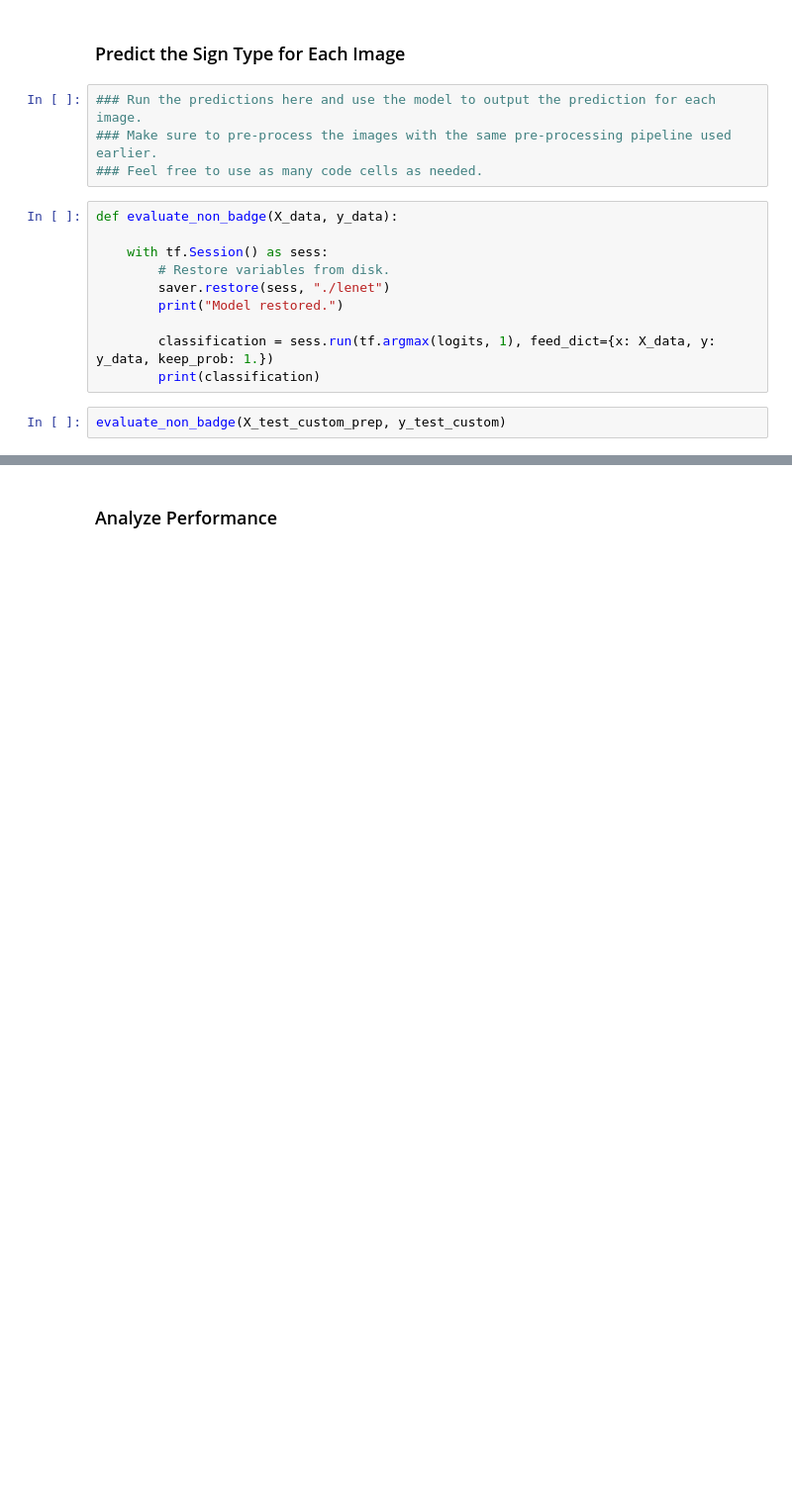
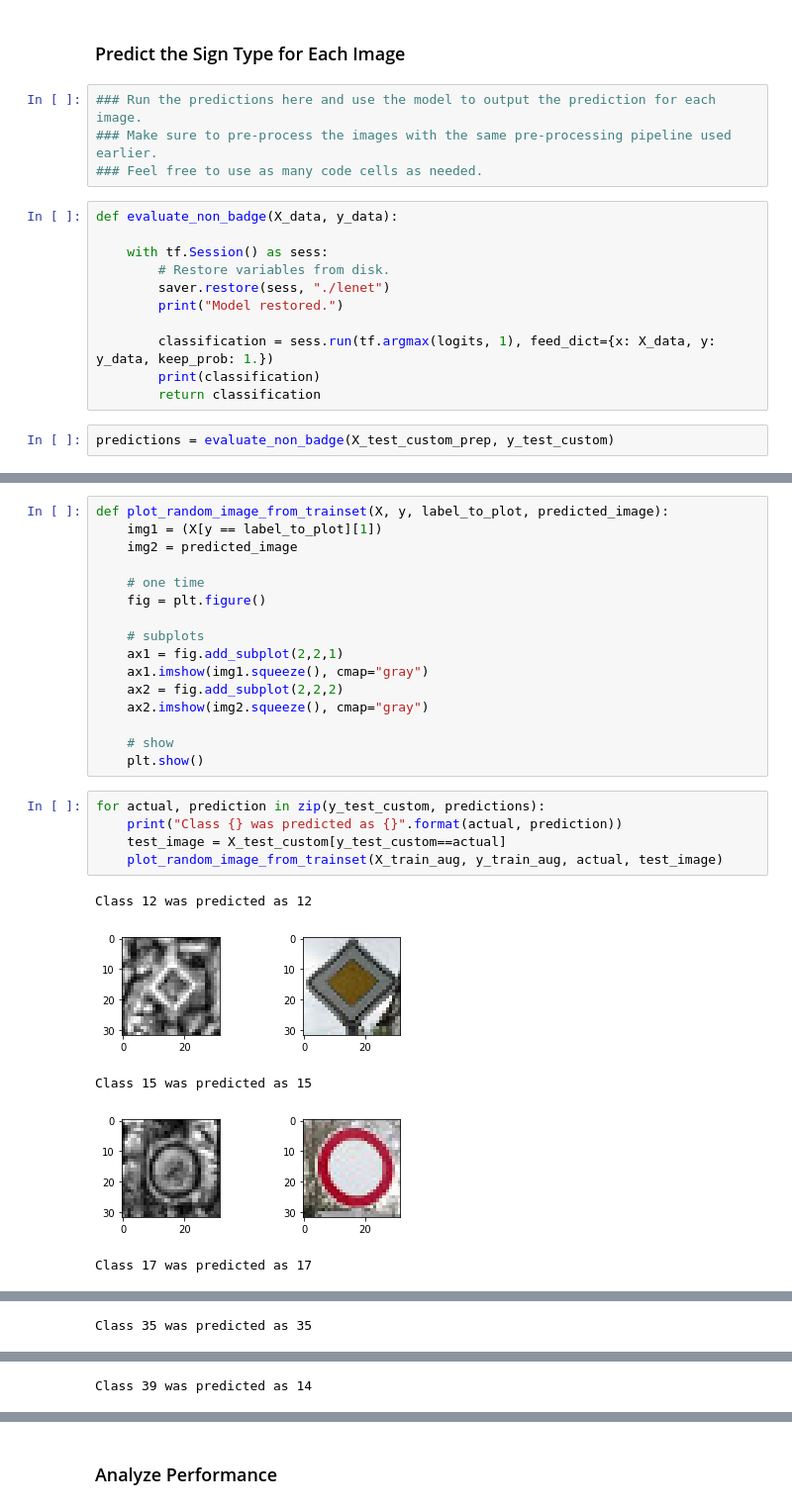
Before and after one commit to BernhardSchlegel/CarND-Traffic-Sign-Classifier-Project, a Jupyter notebook: Traffic_Sign_Classifier.ipynb, the cells around one changed output, grey strips where cells are left out. Shown at 99% size. Cells and saved outputs as stored; diff of their text form; blank space fills up the shorter version.

```diff
--- a/Traffic_Sign_Classifier.ipynb
+++ b/Traffic_Sign_Classifier.ipynb
@@ -972,7 +972,8 @@ def evaluate_non_badge(X_data, y_data):
 
         classification = sess.run(tf.argmax(logits, 1), feed_dict={x: X_data, y: y_data, keep_prob: 1.})
         print(classification)
+        return classification
 # %%
-evaluate_non_badge(X_test_custom_prep, y_test_custom)
+predictions = evaluate_non_badge(X_test_custom_prep, y_test_custom)
 # %% [output]
 INFO:tensorflow:Restoring parameters from ./lenet
@@ -979,0 +982,27 @@ TypeError: Cannot interpret feed_dict key as Tensor: The name 'save_1/Const:0' r
+# %%
+def plot_random_image_from_trainset(X, y, label_to_plot, predicted_image):
+    img1 = (X[y == label_to_plot][1])
+    img2 = predicted_image
+
+    # one time
+    fig = plt.figure()
+
+    # subplots
+    ax1 = fig.add_subplot(2,2,1)
+    ax1.imshow(img1.squeeze(), cmap="gray")
+    ax2 = fig.add_subplot(2,2,2)
+    ax2.imshow(img2.squeeze(), cmap="gray")
+
+    # show
+    plt.show()
+# %%
+for actual, prediction in zip(y_test_custom, predictions):
+    print("Class {} was predicted as {}".format(actual, prediction))
+    test_image = X_test_custom[y_test_custom==actual]
+    plot_random_image_from_trainset(X_train_aug, y_train_aug, actual, test_image)
+# %% [output]
+Class 12 was predicted as 12
+[figure, added]
+Class 15 was predicted as 15
+[figure, added]
+Class 17 was predicted as 17
@@ -979,0 +1010 @@ TypeError: Cannot interpret feed_dict key as Tensor: The name 'save_1/Const:0' r
+Class 35 was predicted as 35
@@ -979,0 +1012 @@ TypeError: Cannot interpret feed_dict key as Tensor: The name 'save_1/Const:0' r
+Class 39 was predicted as 14
```
Also changed, not shown: parts of 8 cells of this notebook, 2 other files.
